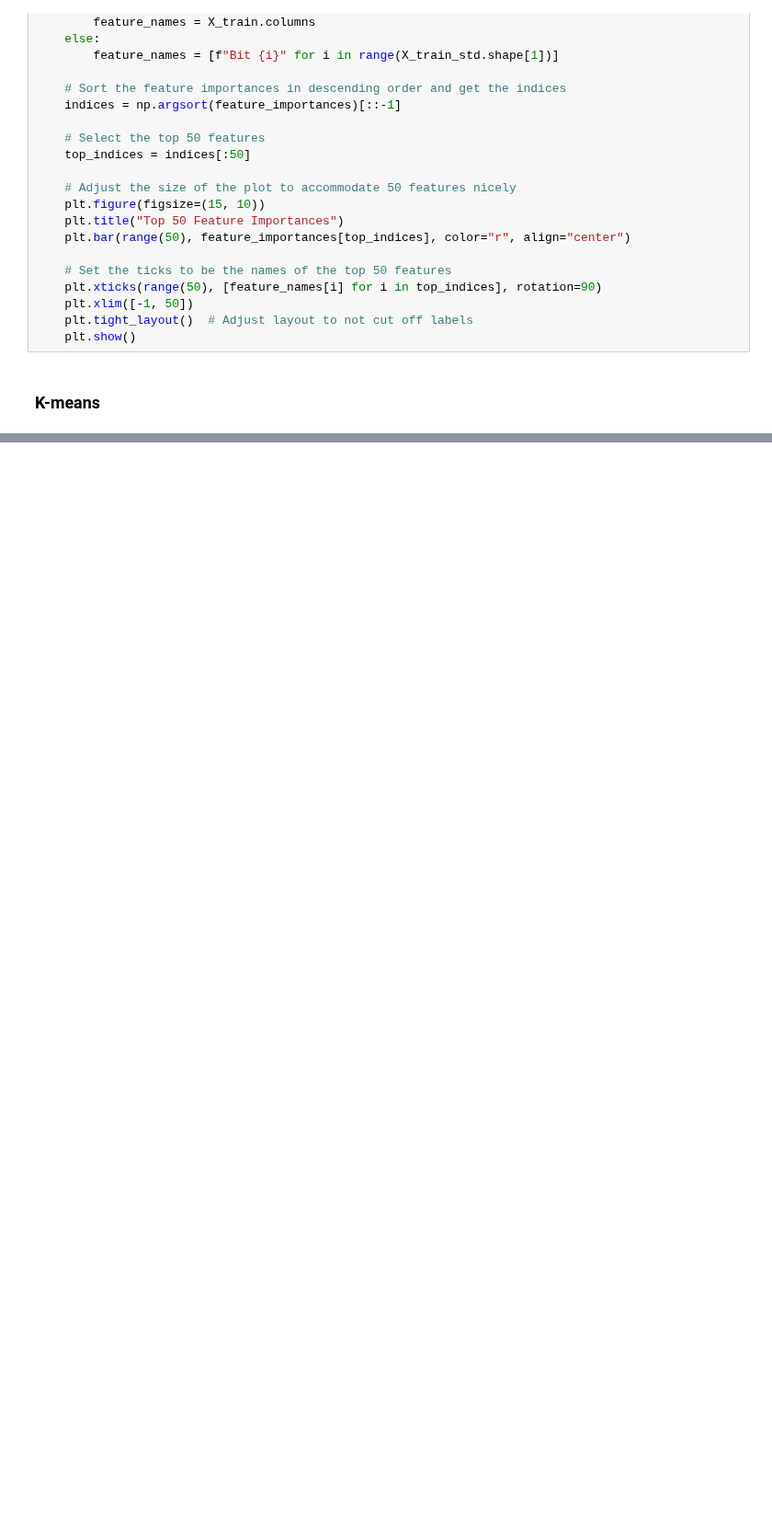
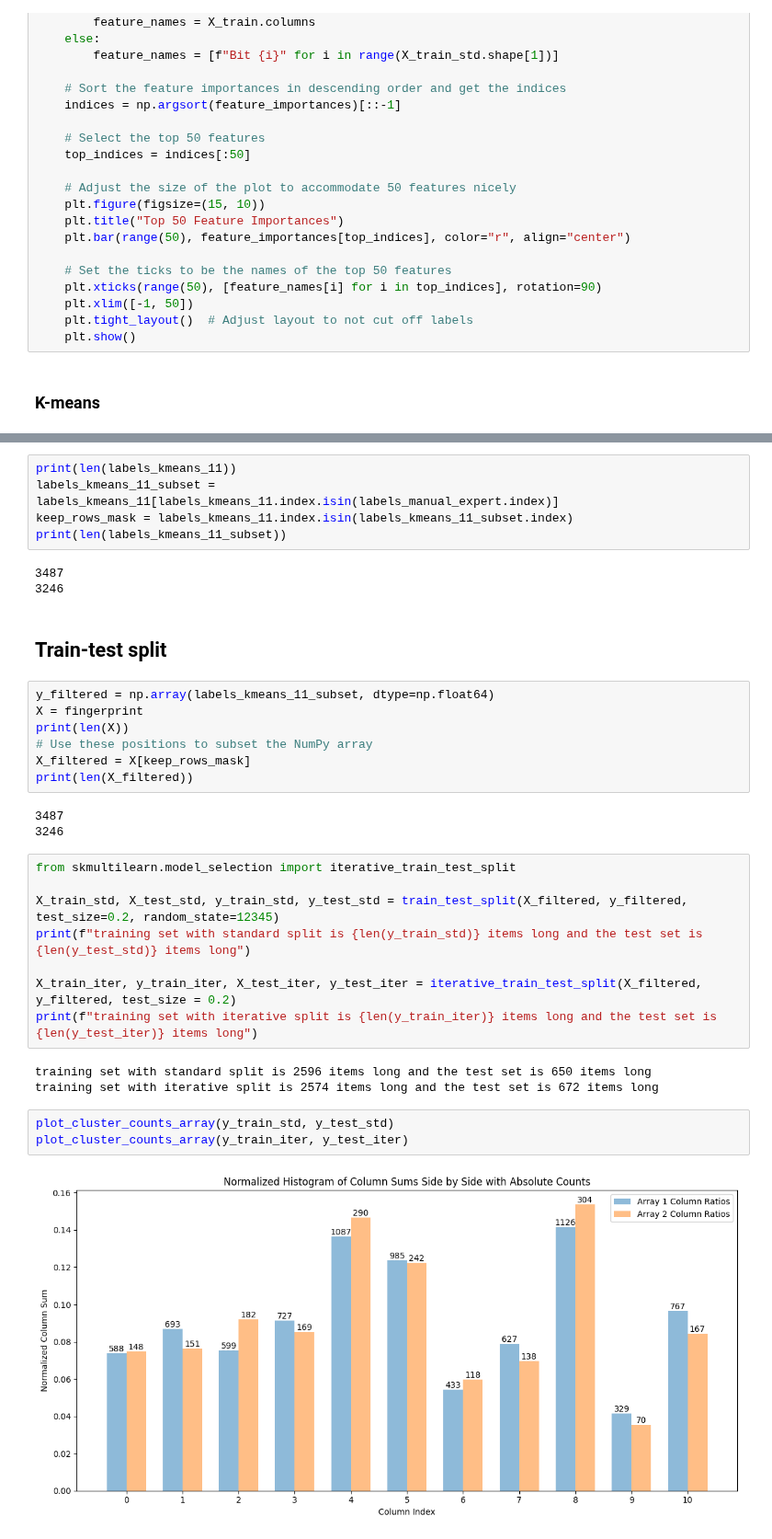
Before and after one commit to IOuadah/SML_Project, a Jupyter notebook: cluster_rf.ipynb, the cells around one changed output, grey strips where cells are left out. Shown at 92% size. Drawn from its saved outputs; the diff is of its cells as text; blank space fills up the shorter version.

Commit message:
4 main models run

```diff
--- a/cluster_rf.ipynb
+++ b/cluster_rf.ipynb
@@ -468,0 +517,36 @@ feature_importance(m_rf_manual_optimized)
+# %%
+print(len(labels_kmeans_11))
+labels_kmeans_11_subset = labels_kmeans_11[labels_kmeans_11.index.isin(labels_manual_expert.index)]
+keep_rows_mask = labels_kmeans_11.index.isin(labels_kmeans_11_subset.index)
+print(len(labels_kmeans_11_subset))
+# %% [output]
+3487
+3246
+# %% [markdown]
+## Train-test split
+# %%
+y_filtered = np.array(labels_kmeans_11_subset, dtype=np.float64)
+X = fingerprint
+print(len(X))
+# Use these positions to subset the NumPy array
+X_filtered = X[keep_rows_mask]
+print(len(X_filtered))
+# %% [output]
+3487
+3246
+# %%
+from skmultilearn.model_selection import iterative_train_test_split
+
+X_train_std, X_test_std, y_train_std, y_test_std = train_test_split(X_filtered, y_filtered, test_size=0.2, random_state=12345)
+print(f"training set with standard split is {len(y_train_std)} items long and the test set is {len(y_test_std)} items long")
+
+X_train_iter, y_train_iter, X_test_iter, y_test_iter = iterative_train_test_split(X_filtered, y_filtered, test_size = 0.2)
+print(f"training set with iterative split is {len(y_train_iter)} items long and the test set is {len(y_test_iter)} items long")
+# %% [output]
+training set with standard split is 2596 items long and the test set is 650 items long
+training set with iterative split is 2574 items long and the test set is 672 items long
+# %%
+plot_cluster_counts_array(y_train_std, y_test_std)
+plot_cluster_counts_array(y_train_iter, y_test_iter)
+# %% [output]
+[figure, added]
```
Also changed, not shown: parts of 50 cells of this notebook.
